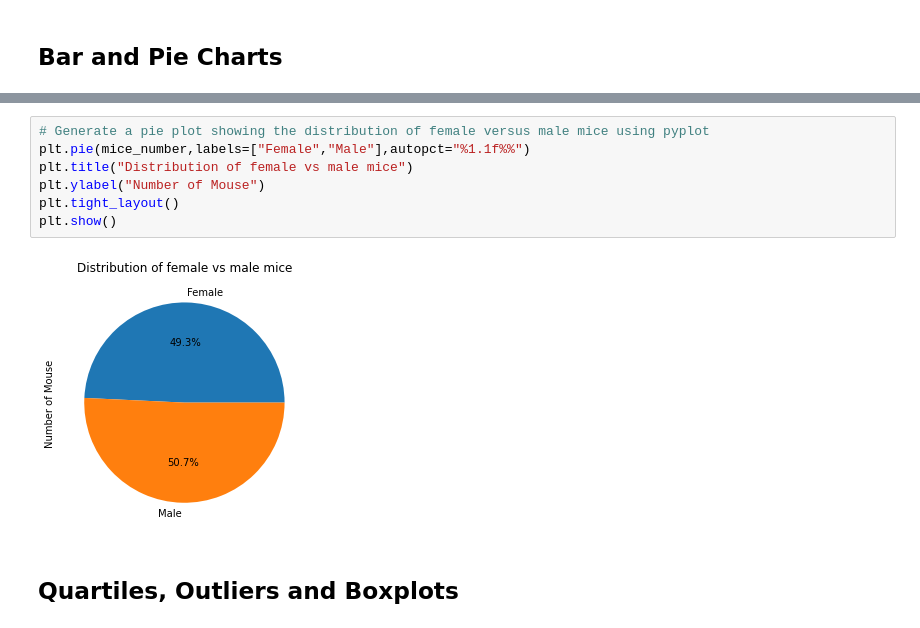
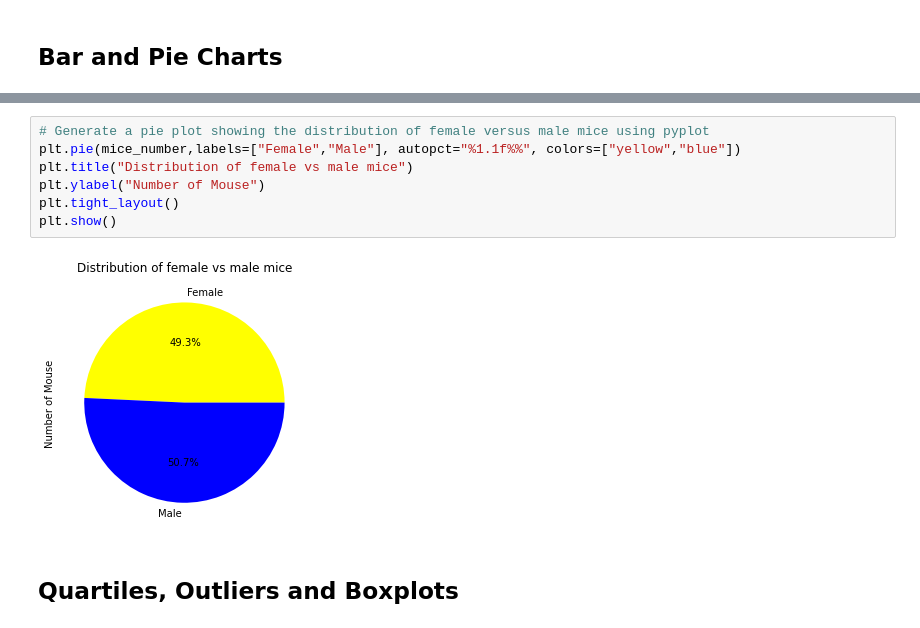
Before and after one commit to davidsalim86/Treatment-for-SCC-Matplotlib, a Jupyter notebook: Pymaceuticals/pymaceuticals_report.ipynb, the cells around one changed output, grey strips where cells are left out. Saved outputs shown, nothing was run; the diff lists cells and outputs as text.

```diff
--- a/Pymaceuticals/pymaceuticals_report.ipynb
+++ b/Pymaceuticals/pymaceuticals_report.ipynb
@@ -165,12 +167,12 @@ plt.tight_layout()
 # %%
 # Generate a pie plot showing the distribution of female versus male mice using pyplot
-plt.pie(mice_number,labels=["Female","Male"],autopct="%1.1f%%")
+plt.pie(mice_number,labels=["Female","Male"], autopct="%1.1f%%", colors=["yellow","blue"])
 plt.title("Distribution of female vs male mice")
 plt.ylabel("Number of Mouse")
 plt.tight_layout()
 plt.show()
 # %% [output]
-[figure, old version]
+[figure, new version]
 # %% [markdown]
 ## Quartiles, Outliers and Boxplots
 # %%
```
Also changed, not shown: parts of 8 cells of this notebook.
